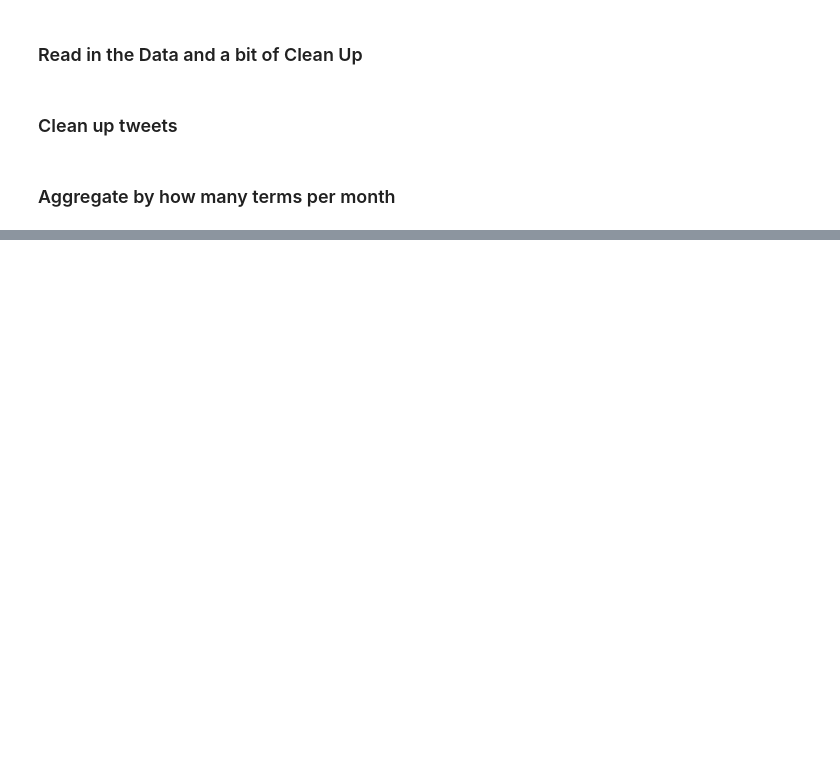
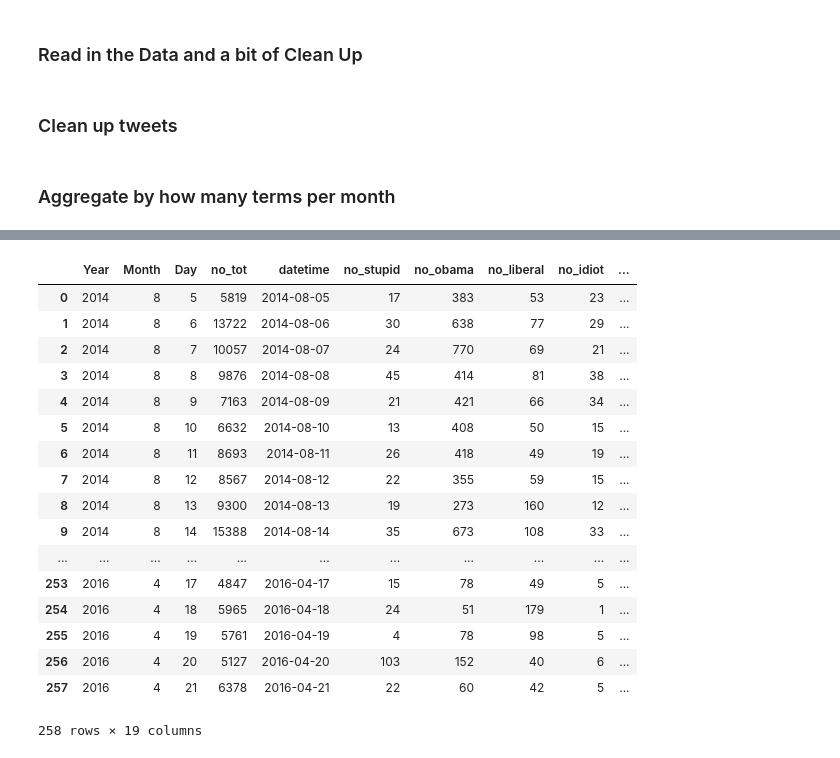
Before and after one commit to jcbain/tea_party_analyses, a Jupyter notebook: data_manipulator.ipynb, the cells around one changed output, grey strips where cells are left out. Drawn from its saved outputs; the diff is of its cells as text; code cells hidden in the pictures; blank space fills up the shorter version.

Commit message:
find rates for key words

```diff
--- a/data_manipulator.ipynb
+++ b/data_manipulator.ipynb
@@ -158,0 +93,62 @@ dataAggregator(obama,'job_id')
+# %%
+# makes some dataframes that contain key words
+
+obama =df[df["tweet"].str.contains("obama")]
+stupid =df[df["tweet"].str.contains("stupid")]
+liberal =df[df["tweet"].str.contains("liberal")]
+conservative =df[df["tweet"].str.contains("conservative")]
+idiot = df[df["tweet"].str.contains("idiot")]
+values = df[df["tweet"].str.contains("values")]
+principles = df[df["tweet"].str.contains("principles")]
+# %%
+# count the number of tweets per month for each of the data frames above
+
+tot = dataAggregator(df,'job_id','tot') # all tweets per month
+stupid_month = dataAggregator(stupid,'job_id','stupid')
+obama_month = dataAggregator(obama,'job_id','obama')
+liberal_month = dataAggregator(liberal,'job_id','liberal')
+idiot_month = dataAggregator(idiot,'job_id','idiot')
+conservative_month = dataAggregator(conservative,'job_id','conservative')
+values_month = dataAggregator(values,'job_id','values')
+principles_month = dataAggregator(principles,'job_id','principles')
+# %%
+# merge all of these dataframes in a very ugly way
+
+first = tot.merge(stupid_month, on = ['datetime','Day','Month','Year'])
+second = first.merge(obama_month, on= ['datetime','Day','Month','Year'] )
+third = second.merge(liberal_month, on= ['datetime','Day','Month','Year'] )
+fourth = third.merge(idiot_month, on= ['datetime','Day','Month','Year'] )
+fifth = fourth.merge(conservative_month, on= ['datetime','Day','Month','Year'] )
+sixth = fifth.merge(values_month, on= ['datetime','Day','Month','Year'] )
+seventh = sixth.merge(principles_month, on= ['datetime','Day','Month','Year'] )
+# %%
+# convert the features into ratios
+
+seventh['stupid_rate'] = seventh['no_stupid']/seventh['no_tot']
+seventh['obama_rate']= seventh['no_obama']/seventh['no_tot']
+seventh['liberal_rate']= seventh['no_liberal']/seventh['no_tot']
+seventh['idiot_rate']= seventh['no_idiot']/seventh['no_tot']
+seventh['conservative_rate']= seventh['no_conservative']/seventh['no_tot']
+seventh['values_rate']= seventh['no_values']/seventh['no_tot']
+seventh['principles_rate']= seventh['no_principles']/seventh['no_tot']
+# %%
+seventh
+# %% [output]
+|  | Year | Month | Day | no_tot | datetime | no_stupid | no_obama | no_liberal | no_idiot | ... |
+| 0 | 2014 | 8 | 5 | 5819 | 2014-08-05 | 17 | 383 | 53 | 23 | ... |
+| 1 | 2014 | 8 | 6 | 13722 | 2014-08-06 | 30 | 638 | 77 | 29 | ... |
+| 2 | 2014 | 8 | 7 | 10057 | 2014-08-07 | 24 | 770 | 69 | 21 | ... |
+| 3 | 2014 | 8 | 8 | 9876 | 2014-08-08 | 45 | 414 | 81 | 38 | ... |
+| 4 | 2014 | 8 | 9 | 7163 | 2014-08-09 | 21 | 421 | 66 | 34 | ... |
+| 5 | 2014 | 8 | 10 | 6632 | 2014-08-10 | 13 | 408 | 50 | 15 | ... |
+| 6 | 2014 | 8 | 11 | 8693 | 2014-08-11 | 26 | 418 | 49 | 19 | ... |
+| 7 | 2014 | 8 | 12 | 8567 | 2014-08-12 | 22 | 355 | 59 | 15 | ... |
+| 8 | 2014 | 8 | 13 | 9300 | 2014-08-13 | 19 | 273 | 160 | 12 | ... |
+| 9 | 2014 | 8 | 14 | 15388 | 2014-08-14 | 35 | 673 | 108 | 33 | ... |
+| ... | ... | ... | ... | ... | ... | ... | ... | ... | ... | ... |
+| 253 | 2016 | 4 | 17 | 4847 | 2016-04-17 | 15 | 78 | 49 | 5 | ... |
+| 254 | 2016 | 4 | 18 | 5965 | 2016-04-18 | 24 | 51 | 179 | 1 | ... |
+| 255 | 2016 | 4 | 19 | 5761 | 2016-04-19 | 4 | 78 | 98 | 5 | ... |
+| 256 | 2016 | 4 | 20 | 5127 | 2016-04-20 | 103 | 152 | 40 | 6 | ... |
+| 257 | 2016 | 4 | 21 | 6378 | 2016-04-21 | 22 | 60 | 42 | 5 | ... |
+258 rows × 19 columns
```
Also changed, not shown: parts of 5 cells of this notebook.
